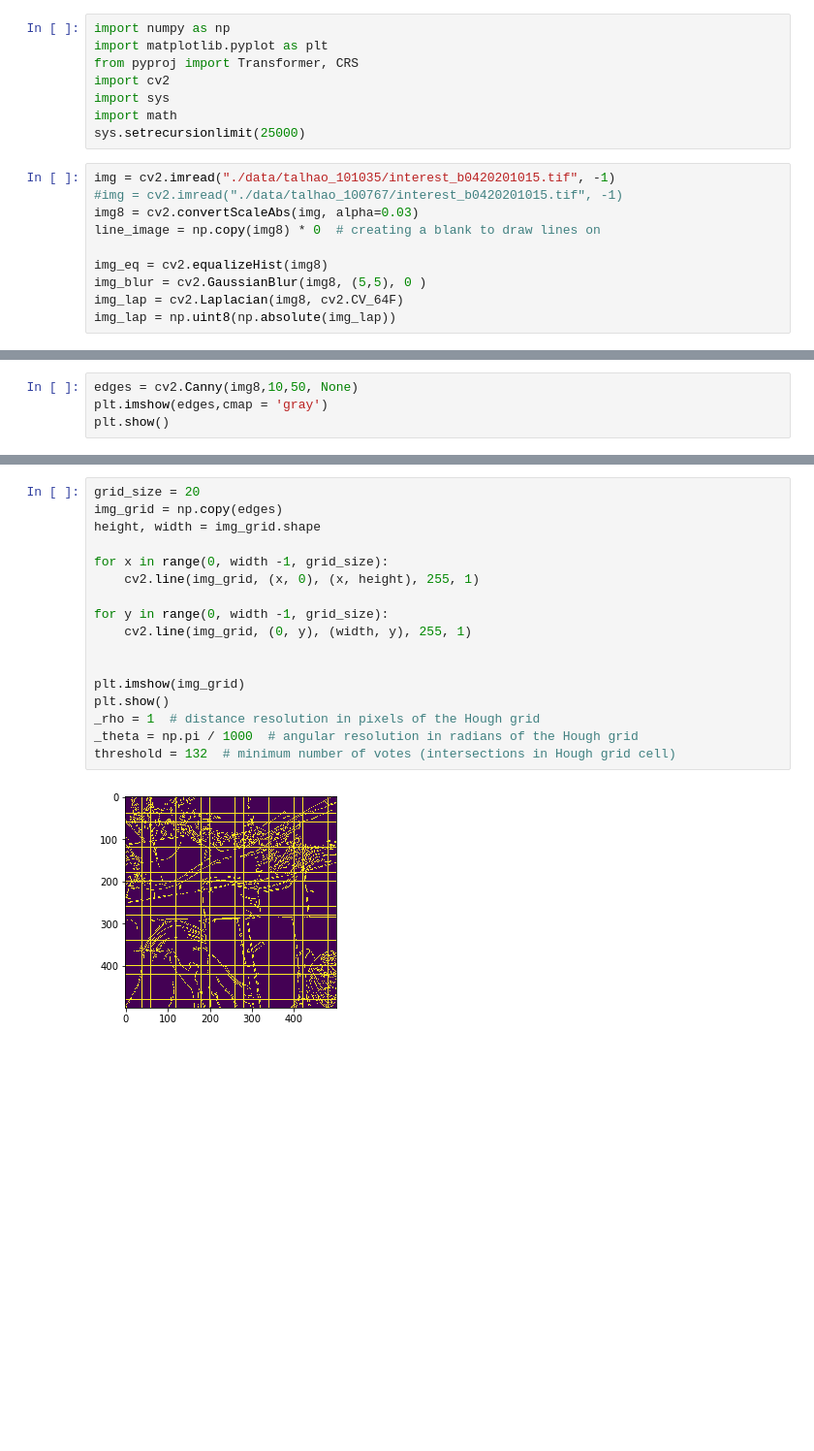
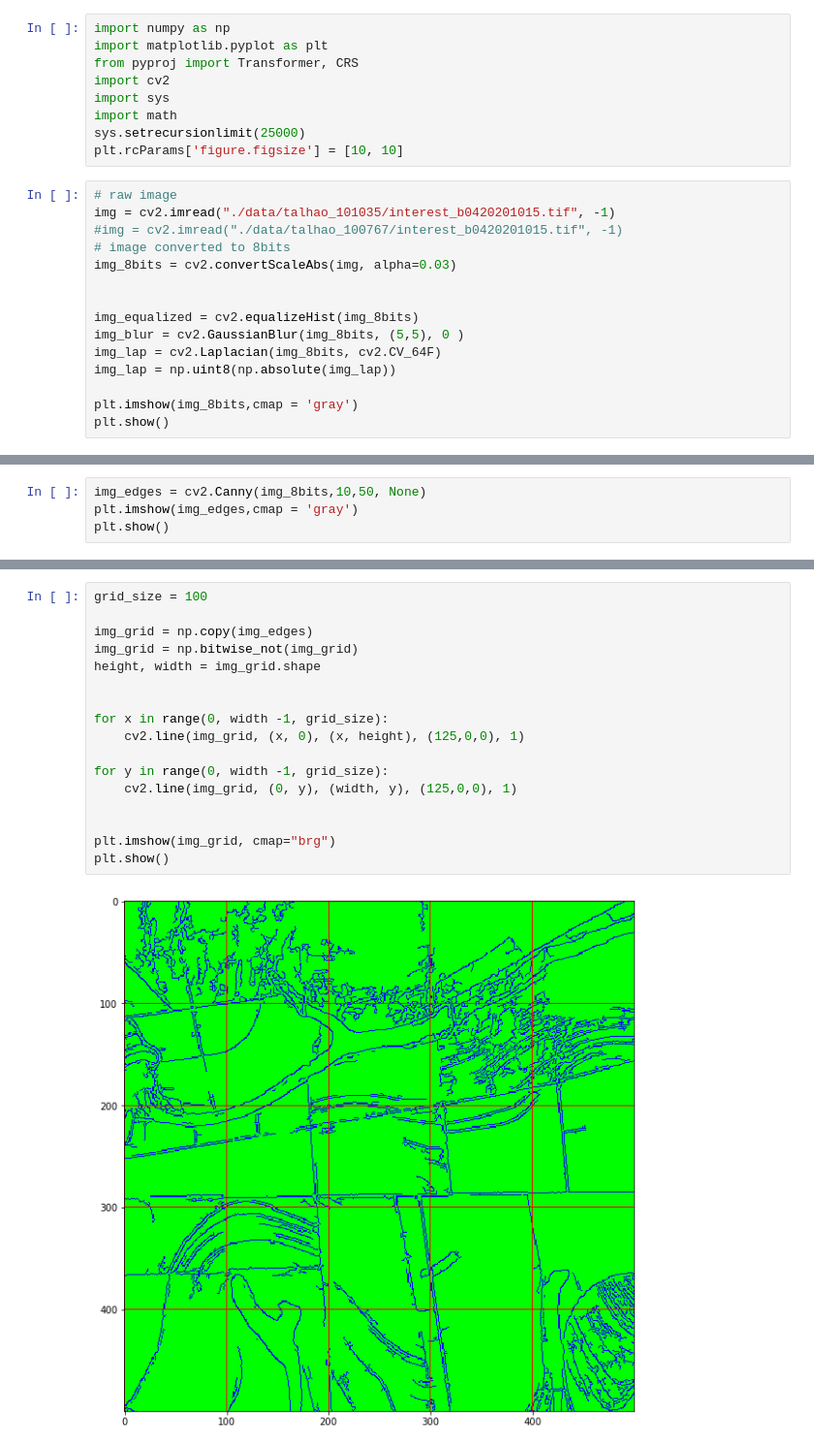
Before and after one commit to renatobanzai/banzai_image_segmentation, a Jupyter notebook: finding_polygon.ipynb, the cells around one changed output, grey strips where cells are left out. Shown at 97% size. Drawn from its saved outputs; the diff is of its cells as text; blank space fills up the shorter version.

```diff
--- a/finding_polygon.ipynb
+++ b/finding_polygon.ipynb
@@ -6,13 +6,19 @@ import cv2
 import sys
 import math
 sys.setrecursionlimit(25000)
+plt.rcParams['figure.figsize'] = [10, 10]
 # %%
+# raw image
 img = cv2.imread("./data/talhao_101035/interest_b0420201015.tif", -1)
 #img = cv2.imread("./data/talhao_100767/interest_b0420201015.tif", -1)
-img8 = cv2.convertScaleAbs(img, alpha=0.03)
-line_image = np.copy(img8) * 0  # creating a blank to draw lines on
+# image converted to 8bits
+img_8bits = cv2.convertScaleAbs(img, alpha=0.03)
 
-img_eq = cv2.equalizeHist(img8)
-img_blur = cv2.GaussianBlur(img8, (5,5), 0 )
-img_lap = cv2.Laplacian(img8, cv2.CV_64F)
+
+img_equalized = cv2.equalizeHist(img_8bits)
+img_blur = cv2.GaussianBlur(img_8bits, (5,5), 0 )
+img_lap = cv2.Laplacian(img_8bits, cv2.CV_64F)
 img_lap = np.uint8(np.absolute(img_lap))
+
+plt.imshow(img_8bits,cmap = 'gray')
+plt.show()
@@ -19,5 +27,5 @@ img_lap = np.uint8(np.absolute(img_lap))
 # %%
-edges = cv2.Canny(img8,10,50, None)
-plt.imshow(edges,cmap = 'gray')
+img_edges = cv2.Canny(img_8bits,10,50, None)
+plt.imshow(img_edges,cmap = 'gray')
 plt.show()
 # %% [output]
@@ -80,19 +92,19 @@ plt.show()
 # %%
-grid_size = 20
-img_grid = np.copy(edges)
+grid_size = 100
+
+img_grid = np.copy(img_edges)
+img_grid = np.bitwise_not(img_grid)
 height, width = img_grid.shape
 
+
 for x in range(0, width -1, grid_size):
-    cv2.line(img_grid, (x, 0), (x, height), 255, 1)
+    cv2.line(img_grid, (x, 0), (x, height), (125,0,0), 1)
 
 for y in range(0, width -1, grid_size):
-    cv2.line(img_grid, (0, y), (width, y), 255, 1)
+    cv2.line(img_grid, (0, y), (width, y), (125,0,0), 1)
 
 
-plt.imshow(img_grid)
+plt.imshow(img_grid, cmap="brg")
 plt.show()
-_rho = 1  # distance resolution in pixels of the Hough grid
-_theta = np.pi / 1000  # angular resolution in radians of the Hough grid
-threshold = 132  # minimum number of votes (intersections in Hough grid cell)
 # %% [output]
-[figure, old version]
+[figure, new version]
```
Also changed, not shown: parts of 8 cells of this notebook.
